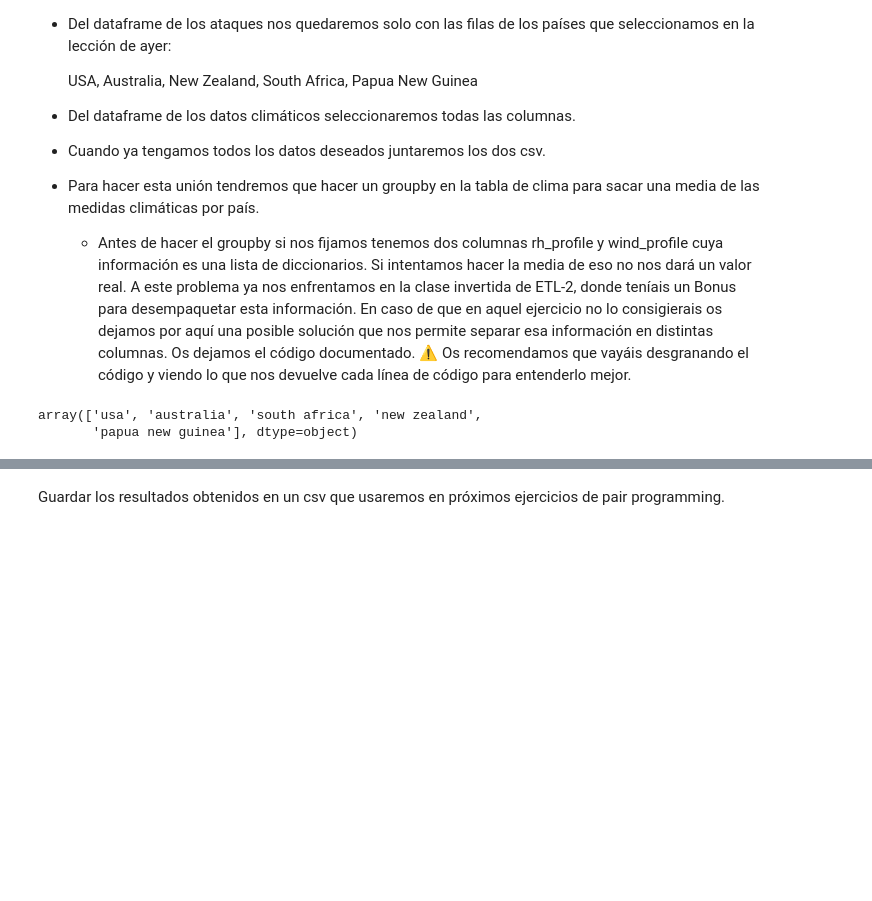
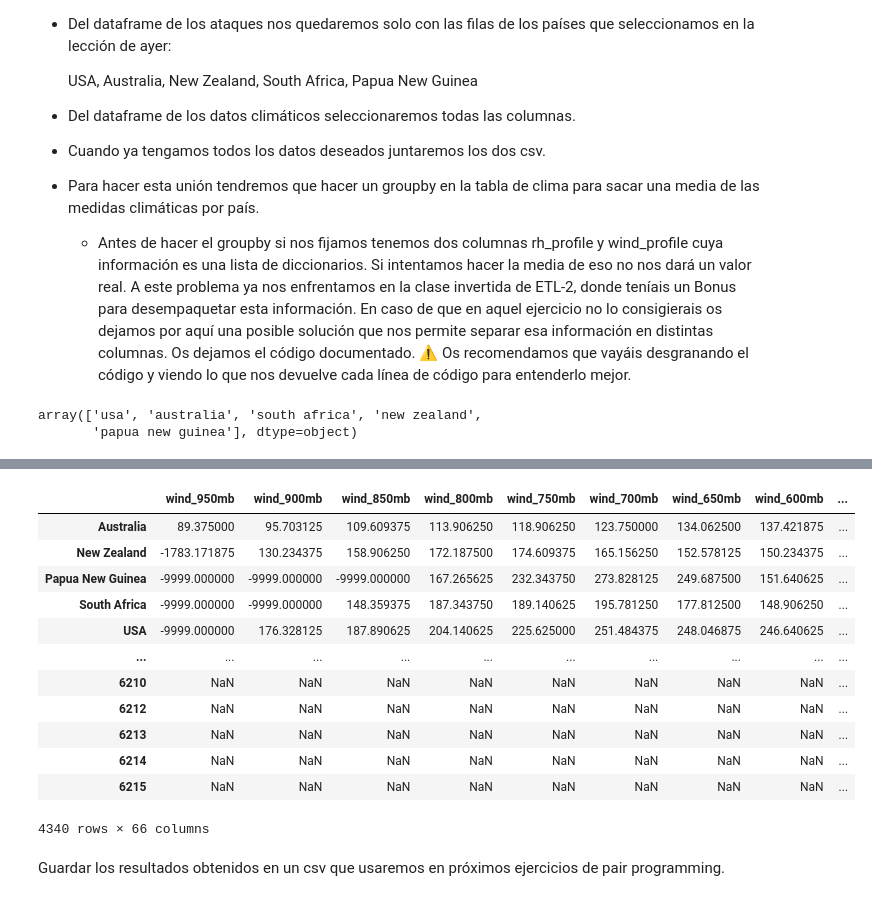
Before and after one commit to natigl/DA-Modulo2-Sprint2-Natalia-Noemi, a Jupyter notebook: ETL/pp-ETL2.1.ipynb, the cells around one changed output, grey strips where cells are left out. Saved outputs shown, nothing was run; the diff lists cells and outputs as text; code cells hidden in the pictures; blank space fills up the shorter version.

```diff
--- a/ETL/pp-ETL2.1.ipynb
+++ b/ETL/pp-ETL2.1.ipynb
@@ -125,2 +142,2 @@ df_info.head()
 # %%
-df_groupby = df_info.groupby("country")[df_info.columns].mean().reset_index
+df_groupby = df_info.groupby("country").mean()
@@ -127,2 +154,20 @@ df_groupby = df_info.groupby("country")[df_info.columns].mean().reset_index
+# %%
+df_final = pd.concat([df_groupby, df_ataques_paises], axis = 0)
+# %%
+df_final
+# %% [output]
+|  | wind_950mb | wind_900mb | wind_850mb | wind_800mb | wind_750mb | wind_700mb | wind_650mb | wind_600mb | ... |
+| Australia | 89.375000 | 95.703125 | 109.609375 | 113.906250 | 118.906250 | 123.750000 | 134.062500 | 137.421875 | ... |
+| New Zealand | -1783.171875 | 130.234375 | 158.906250 | 172.187500 | 174.609375 | 165.156250 | 152.578125 | 150.234375 | ... |
+| Papua New Guinea | -9999.000000 | -9999.000000 | -9999.000000 | 167.265625 | 232.343750 | 273.828125 | 249.687500 | 151.640625 | ... |
+| South Africa | -9999.000000 | -9999.000000 | 148.359375 | 187.343750 | 189.140625 | 195.781250 | 177.812500 | 148.906250 | ... |
+| USA | -9999.000000 | 176.328125 | 187.890625 | 204.140625 | 225.625000 | 251.484375 | 248.046875 | 246.640625 | ... |
+| ... | ... | ... | ... | ... | ... | ... | ... | ... | ... |
+| 6210 | NaN | NaN | NaN | NaN | NaN | NaN | NaN | NaN | ... |
+| 6212 | NaN | NaN | NaN | NaN | NaN | NaN | NaN | NaN | ... |
+| 6213 | NaN | NaN | NaN | NaN | NaN | NaN | NaN | NaN | ... |
+| 6214 | NaN | NaN | NaN | NaN | NaN | NaN | NaN | NaN | ... |
+| 6215 | NaN | NaN | NaN | NaN | NaN | NaN | NaN | NaN | ... |
+4340 rows × 66 columns
 # %% [markdown]
 Guardar los resultados obtenidos en un csv que usaremos en próximos ejercicios de pair programming.
```
Also changed, not shown: parts of 8 cells of this notebook, 3 other files.
